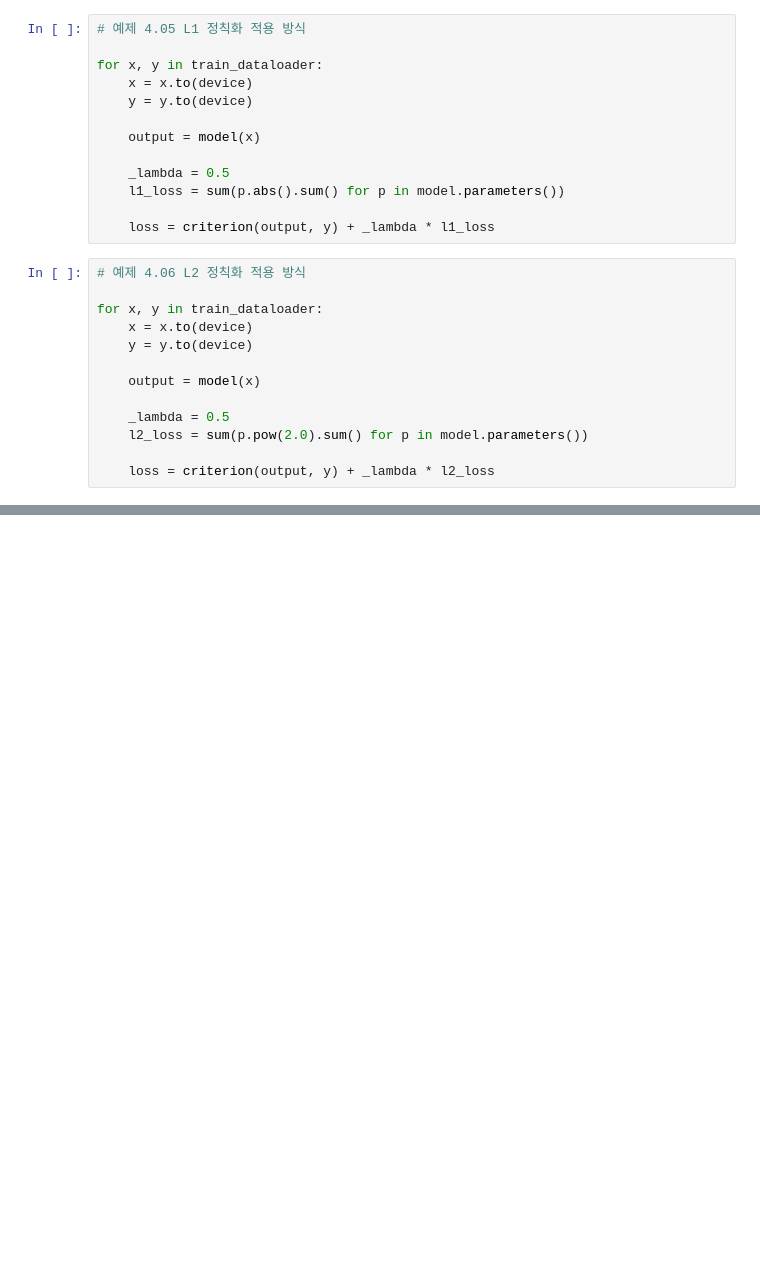
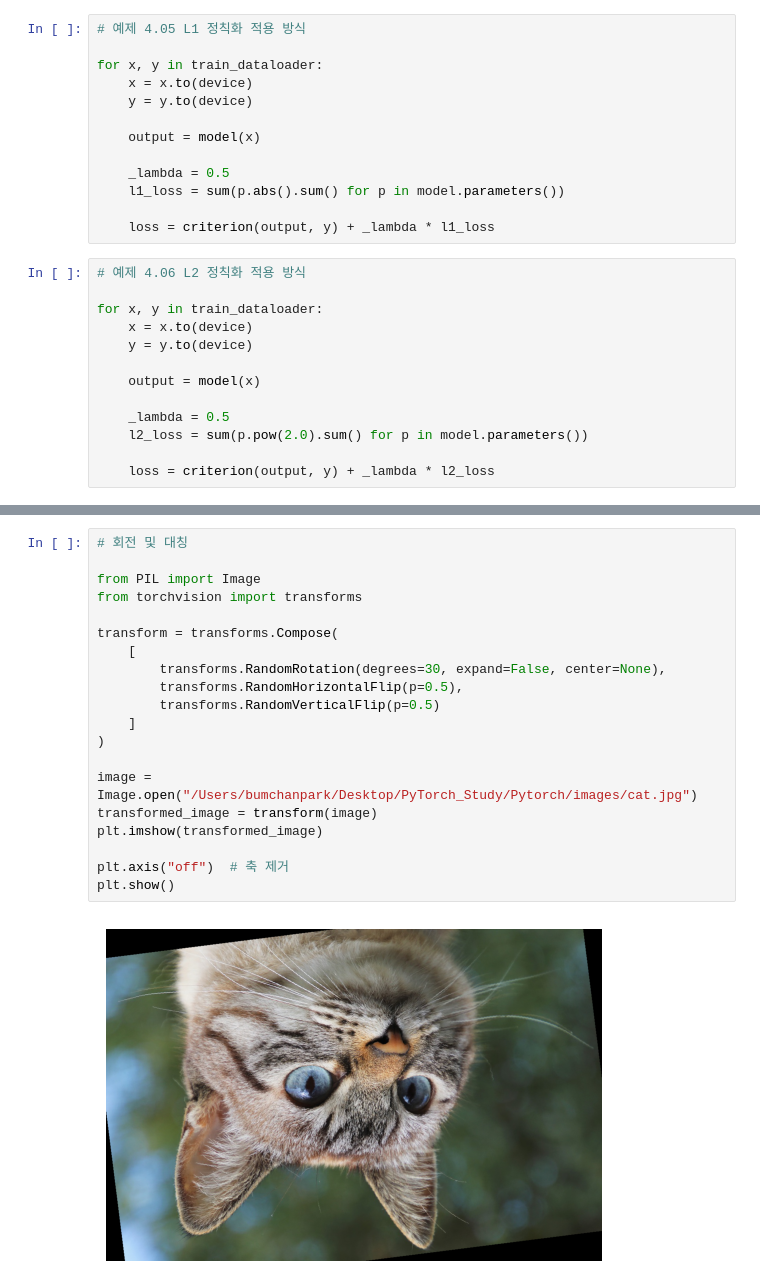
Before and after one commit to bumcoding/PyTorch_Study, a Jupyter notebook: Pytorch/textbook/Ex04.ipynb, the cells around one changed output, grey strips where cells are left out. Cells and saved outputs as stored; diff of their text form; blank space fills up the shorter version.

```diff
--- a/Pytorch/textbook/Ex04.ipynb
+++ b/Pytorch/textbook/Ex04.ipynb
@@ -125,0 +357,22 @@ for x, y in train_dataloader:
+# %%
+# 회전 및 대칭
+
+from PIL import Image
+from torchvision import transforms
+
+transform = transforms.Compose(
+    [
+        transforms.RandomRotation(degrees=30, expand=False, center=None),
+        transforms.RandomHorizontalFlip(p=0.5),
+        transforms.RandomVerticalFlip(p=0.5)
+    ]
+)
+
+image = Image.open("/Users/bumchanpark/Desktop/PyTorch_Study/Pytorch/images/cat.jpg")
+transformed_image = transform(image)
+plt.imshow(transformed_image)
+
+plt.axis("off")  # 축 제거
+plt.show()
+# %% [output]
+[figure, added]
```
Also changed, not shown: parts of 18 cells of this notebook, 1 other file.
